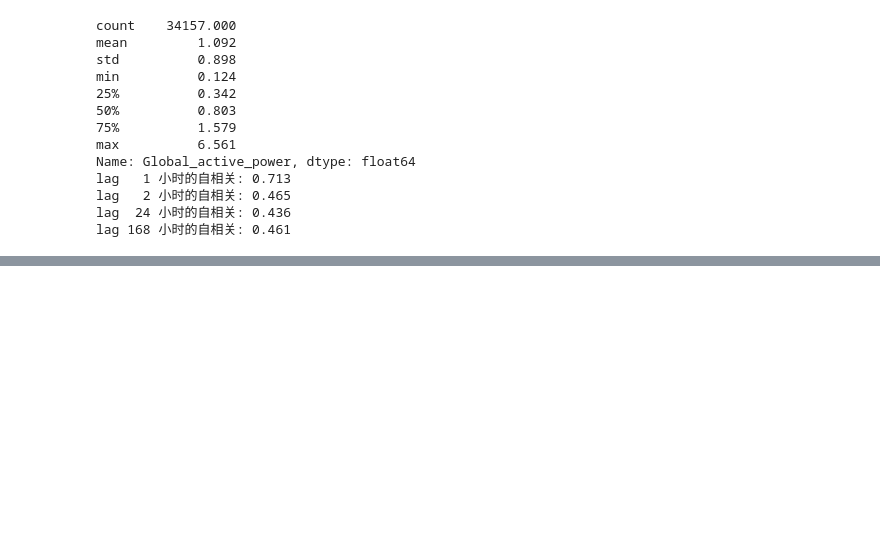
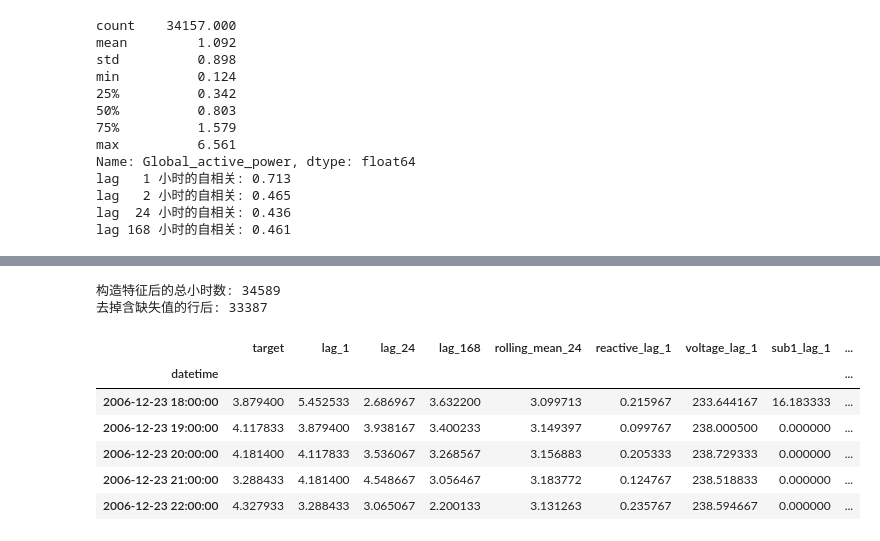
Before and after one commit to JerryLiu0214/electricity-forecasting, a Jupyter notebook: electricity_forecasting.ipynb, the cells around one changed output, grey strips where cells are left out. Saved outputs shown, nothing was run; the diff lists cells and outputs as text; code cells hidden in the pictures; blank space fills up the shorter version.

```diff
--- a/electricity_forecasting.ipynb
+++ b/electricity_forecasting.ipynb
@@ -370,0 +381,37 @@ lag 168 小时的自相关: 0.461
+# %%
+power = hourly["Global_active_power"]
+
+features = pd.DataFrame(index=hourly.index)
+features["target"] = power
+
+features["lag_1"] = power.shift(1)
+features["lag_24"] = power.shift(24)
+features["lag_168"] = power.shift(168)
+features["rolling_mean_24"] = power.shift(1).rolling(24, min_periods=18).mean()
+
+features["reactive_lag_1"] = hourly["Global_reactive_power"].shift(1)
+features["voltage_lag_1"] = hourly["Voltage"].shift(1)
+features["sub1_lag_1"] = hourly["Sub_metering_1"].shift(1)
+features["sub2_lag_1"] = hourly["Sub_metering_2"].shift(1)
+features["sub3_lag_1"] = hourly["Sub_metering_3"].shift(1)
+
+features["hour"] = features.index.hour
+features["dayofweek"] = features.index.dayofweek
+features["is_weekend"] = (features["dayofweek"] >= 5).astype(int)
+features["month"] = features.index.month
+
+model_df = features.dropna()
+
+print("构造特征后的总小时数:", len(features))
+print("去掉含缺失值的行后:", len(model_df))
+model_df.head()
+# %% [output]
+构造特征后的总小时数: 34589
+去掉含缺失值的行后: 33387
+|  | target | lag_1 | lag_24 | lag_168 | rolling_mean_24 | reactive_lag_1 | voltage_lag_1 | sub1_lag_1 | ... |
+| datetime |  |  |  |  |  |  |  |  | ... |
+| 2006-12-23 18:00:00 | 3.879400 | 5.452533 | 2.686967 | 3.632200 | 3.099713 | 0.215967 | 233.644167 | 16.183333 | ... |
+| 2006-12-23 19:00:00 | 4.117833 | 3.879400 | 3.938167 | 3.400233 | 3.149397 | 0.099767 | 238.000500 | 0.000000 | ... |
+| 2006-12-23 20:00:00 | 4.181400 | 4.117833 | 3.536067 | 3.268567 | 3.156883 | 0.205333 | 238.729333 | 0.000000 | ... |
+| 2006-12-23 21:00:00 | 3.288433 | 4.181400 | 4.548667 | 3.056467 | 3.183772 | 0.124767 | 238.518833 | 0.000000 | ... |
+| 2006-12-23 22:00:00 | 4.327933 | 3.288433 | 3.065067 | 2.200133 | 3.131263 | 0.235767 | 238.594667 | 0.000000 | ... |
```
Also changed, not shown: parts of 3 cells of this notebook.
